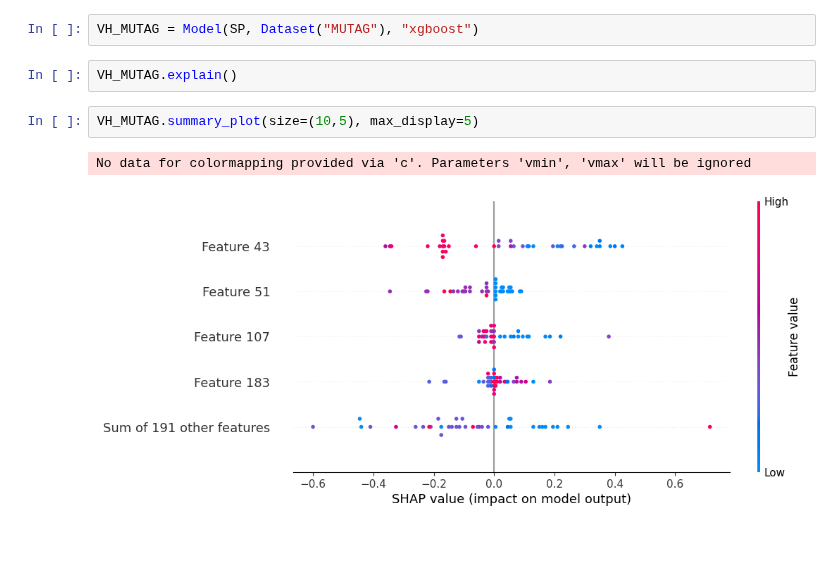
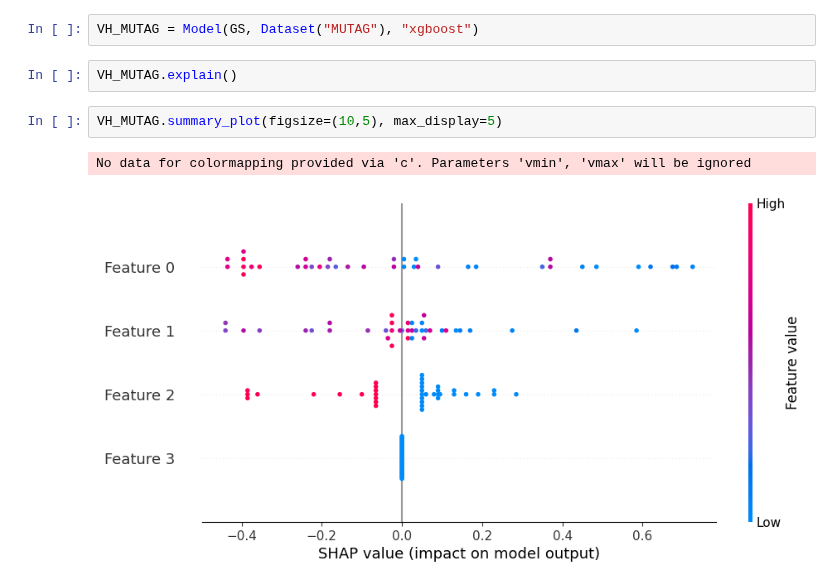
Before and after one commit to congrendai/MSc_Individual_Project, a Jupyter notebook: shap.ipynb, the cells around one changed output. Saved outputs shown, nothing was run; the diff lists cells and outputs as text; blank space fills up the shorter version.

```diff
--- a/shap.ipynb
+++ b/shap.ipynb
@@ -11,11 +11,11 @@ SP = ShortestPath()
 GS = GraphletSampling()
 WL = WeisfeilerLehman()
 # %%
-VH_MUTAG = Model(SP, Dataset("MUTAG"), "xgboost")
+VH_MUTAG = Model(GS, Dataset("MUTAG"), "xgboost")
 # %%
 VH_MUTAG.explain()
 # %%
-VH_MUTAG.summary_plot(size=(10,5), max_display=5)
+VH_MUTAG.summary_plot(figsize=(10,5), max_display=5)
 # %% [output]
 No data for colormapping provided via 'c'. Parameters 'vmin', 'vmax' will be ignored
-[figure, old version]
+[figure, new version]
```
Also changed, not shown: parts of 3 cells of this notebook, 2 other files.
